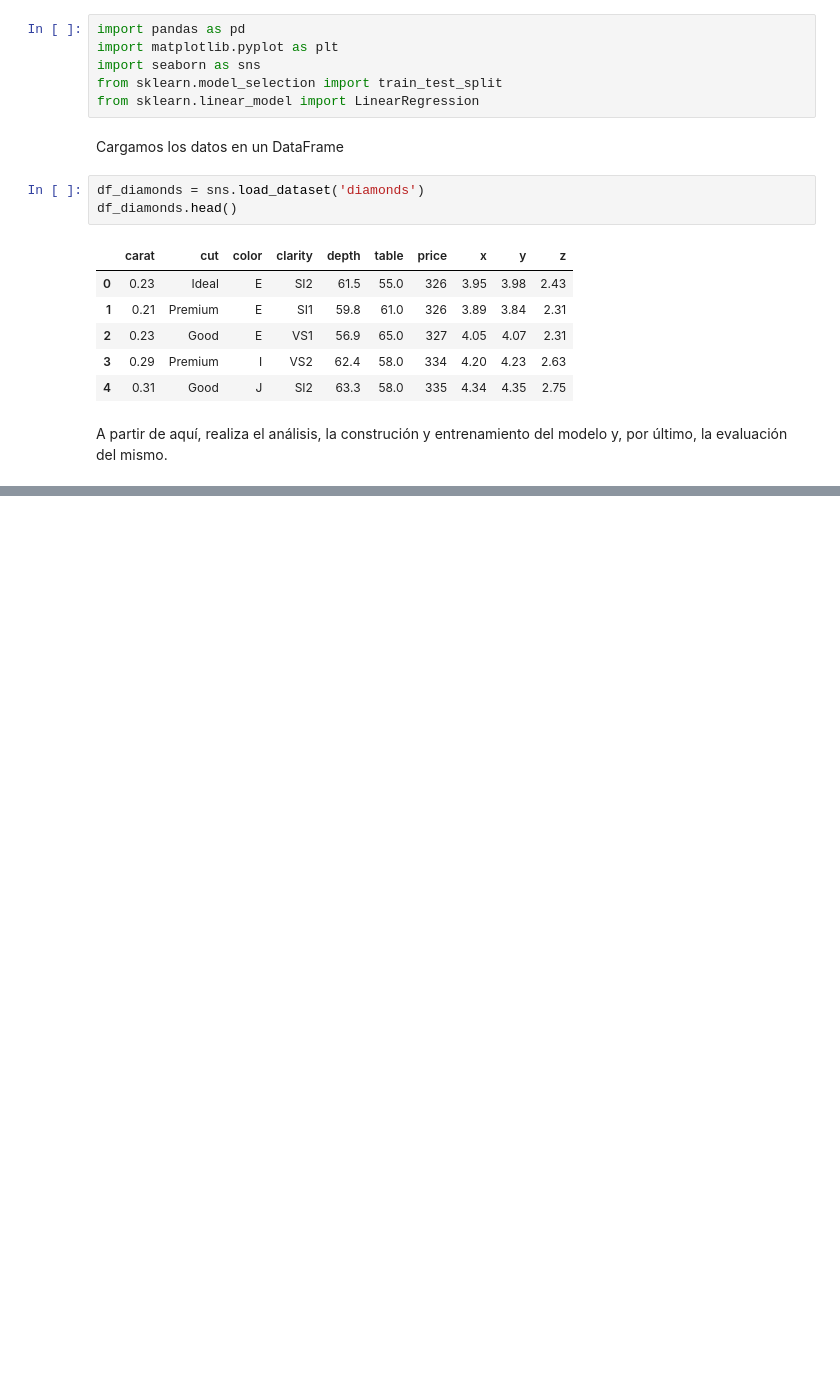
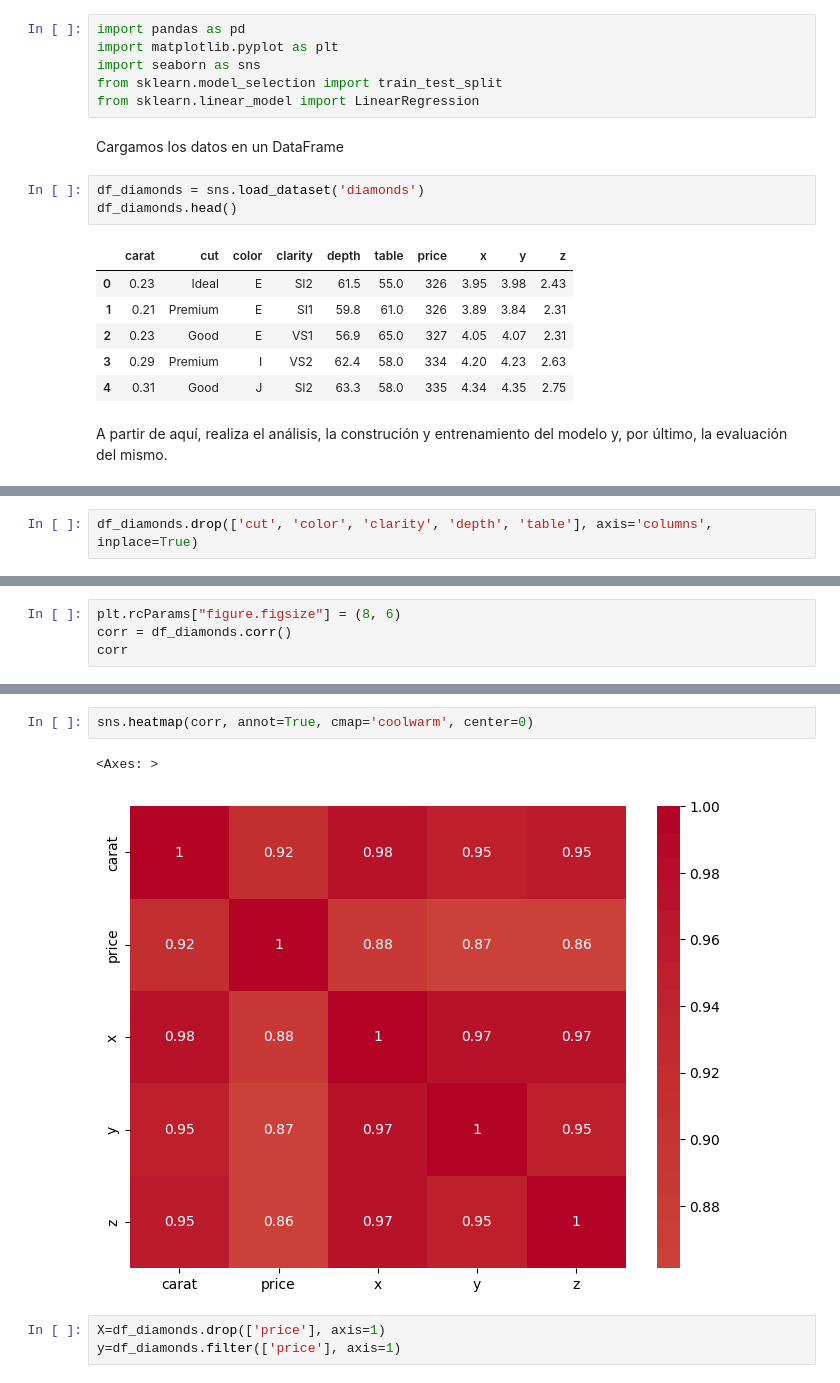
Before and after one commit to jmrodriguez2552/CEDAPY_25_26, a Jupyter notebook: ANALISIS_DATOS_PYTHON/NOTEBOOKS/MACHINE_LEARNING/02_RegresionLineal.ipynb, the cells around one changed output, grey strips where cells are left out. Saved outputs shown, nothing was run; the diff lists cells and outputs as text; blank space fills up the shorter version.

```diff
--- a/ANALISIS_DATOS_PYTHON/NOTEBOOKS/MACHINE_LEARNING/02_RegresionLineal.ipynb
+++ b/ANALISIS_DATOS_PYTHON/NOTEBOOKS/MACHINE_LEARNING/02_RegresionLineal.ipynb
@@ -675,0 +700,2 @@ A partir de aquí, realiza el análisis, la construción y entrenamiento del mod
+# %%
+df_diamonds.drop(['cut', 'color', 'clarity', 'depth', 'table'], axis='columns', inplace=True)
@@ -675,0 +711,4 @@ A partir de aquí, realiza el análisis, la construción y entrenamiento del mod
+# %%
+plt.rcParams["figure.figsize"] = (8, 6)
+corr = df_diamonds.corr()
+corr
@@ -675,0 +722,8 @@ A partir de aquí, realiza el análisis, la construción y entrenamiento del mod
+# %%
+sns.heatmap(corr, annot=True, cmap='coolwarm', center=0)
+# %% [output]
+<Axes: >
+[figure, added]
+# %%
+X=df_diamonds.drop(['price'], axis=1)
+y=df_diamonds.filter(['price'], axis=1)
```
Also changed, not shown: parts of 9 cells of this notebook.
